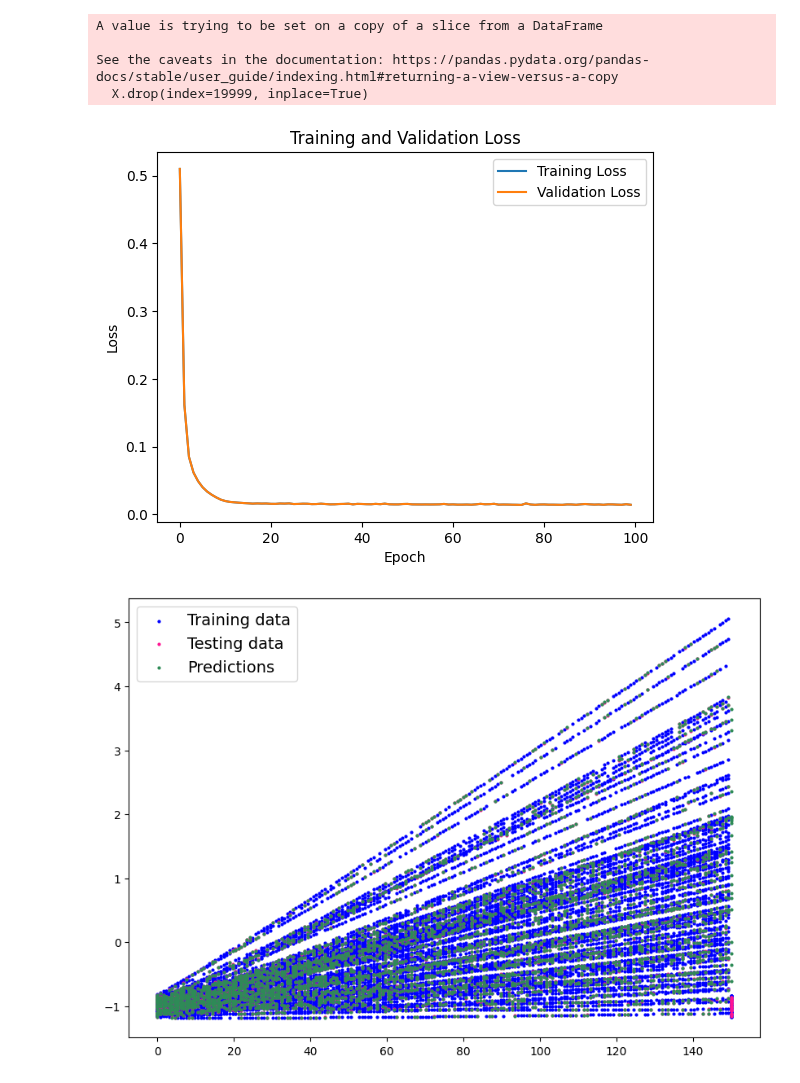
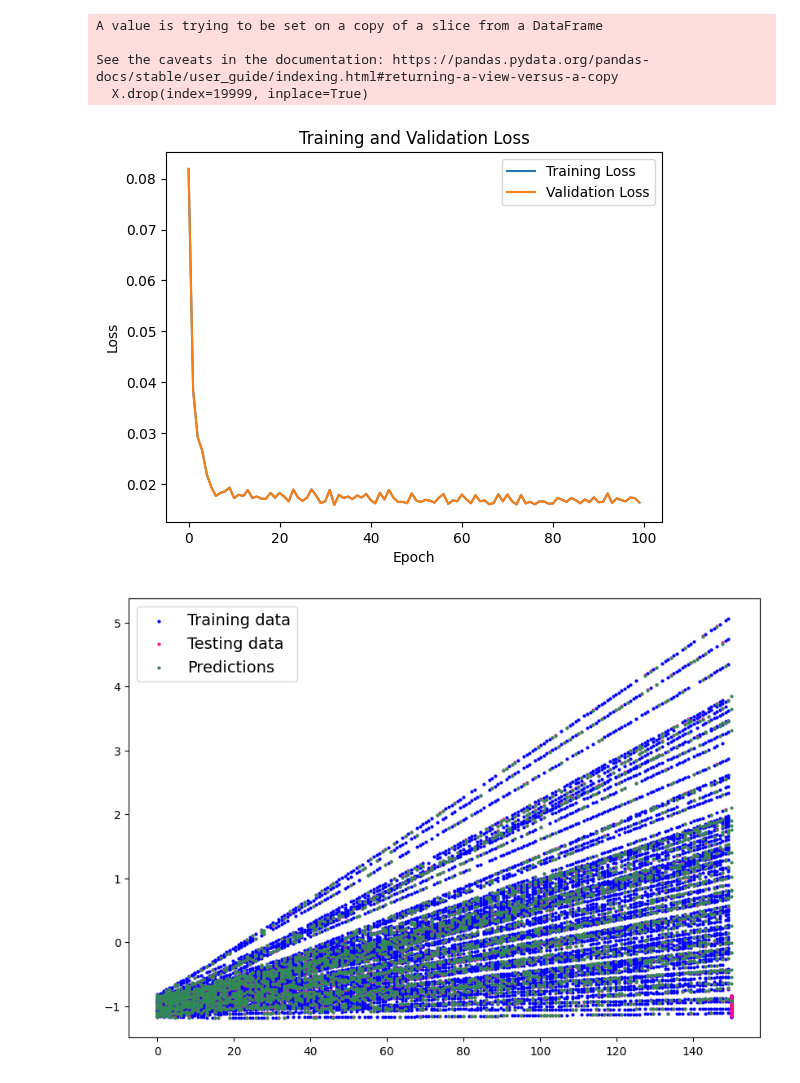
Before and after one commit to swamilikes2code/Python_based_Interactive_Scientific_Visualization, a Jupyter notebook: digital_lab_twin/maddie-nn/modularNNTest.ipynb, the cells around one changed output. Cells and saved outputs as stored; diff of their text form; code cells hidden in the pictures.

```diff
--- a/digital_lab_twin/maddie-nn/modularNNTest.ipynb
+++ b/digital_lab_twin/maddie-nn/modularNNTest.ipynb
@@ -43,7 +43,7 @@ optimizer = 0 #0 = Adam, 1 = SGD
 learnRate = 0.001 #0 < float < 0.1
 #training params
 epochs = 100 #0 < int < 1000
-batchSize = 100 #0 < int < 1000
+batchSize = 25 #0 < int < 1000
 #set device
 device = torch.device('cuda' if torch.cuda.is_available() else 'cpu')
 # %% [output]
@@ -59,35 +59,33 @@ stScalerX, stScalerY, X_train_scaled, X_val_scaled, X_test_scaled, Y_train_scale
 #tensorize the data
 X_train_tensor, X_val_tensor, X_test_tensor, Y_train_tensor, Y_val_tensor, Y_test_tensor = mnn.tensors(X_train_scaled, X_val_scaled, X_test_scaled, Y_train_scaled, Y_val_scaled, Y_test_scaled)
 #if possible, move the tensors to the GPU
 X_train_tensor = X_train_tensor.to(device)
 X_val_tensor = X_val_tensor.to(device)
 X_test_tensor = X_test_tensor.to(device)
 Y_train_tensor = Y_train_tensor.to(device)
 Y_val_tensor = Y_val_tensor.to(device)
 Y_test_tensor = Y_test_tensor.to(device)
 
 #create the model
 model, lossFunction, optimizer = mnn.modelCreator(initNeuronNum, loss, optimizer, learnRate)
 #if possible, move the model to the GPU
 model = model.to(device)
 #train the model
 model, trainLoss, valLoss = mnn.trainModel(model, lossFunction, optimizer, epochs, batchSize, X_train_tensor, X_val_tensor, Y_train_tensor, Y_val_tensor)
 #test the model
-testLoss = mnn.testModel(model, lossFunction, X_test_tensor, Y_test_tensor)
+#testLoss = mnn.testModel(model, lossFunction, X_test_tensor, Y_test_tensor)
 #plot the results
 mnn.plotter(trainLoss, valLoss)
 with torch.inference_mode():
   # 3. Make sure the calculations are done with the model and data on the same device
   y_preds = model(X_test_tensor)
 mnn.plot_predictions(train_data=XTrainTime,
                      train_labels=Y_train_tensor[:, 1],
                      test_data=XTestTime,
                      test_labels=Y_test_tensor[:, 1],
                      predictions= torch.Tensor.cpu(y_preds[:, 1]))
 #save the model
 mnn.saveModel(model, stScalerX, stScalerY)
-#TODO: save the model, scalers, and parameters to a file
-#TODO: move this to a ipynb file for easy running/visualization
 # %% [output]
-[figure, old version]
+[figure, new version]
-[figure, old version]
+[figure, new version]
```
Also changed, not shown: parts of 2 cells of this notebook, 7 other files.
